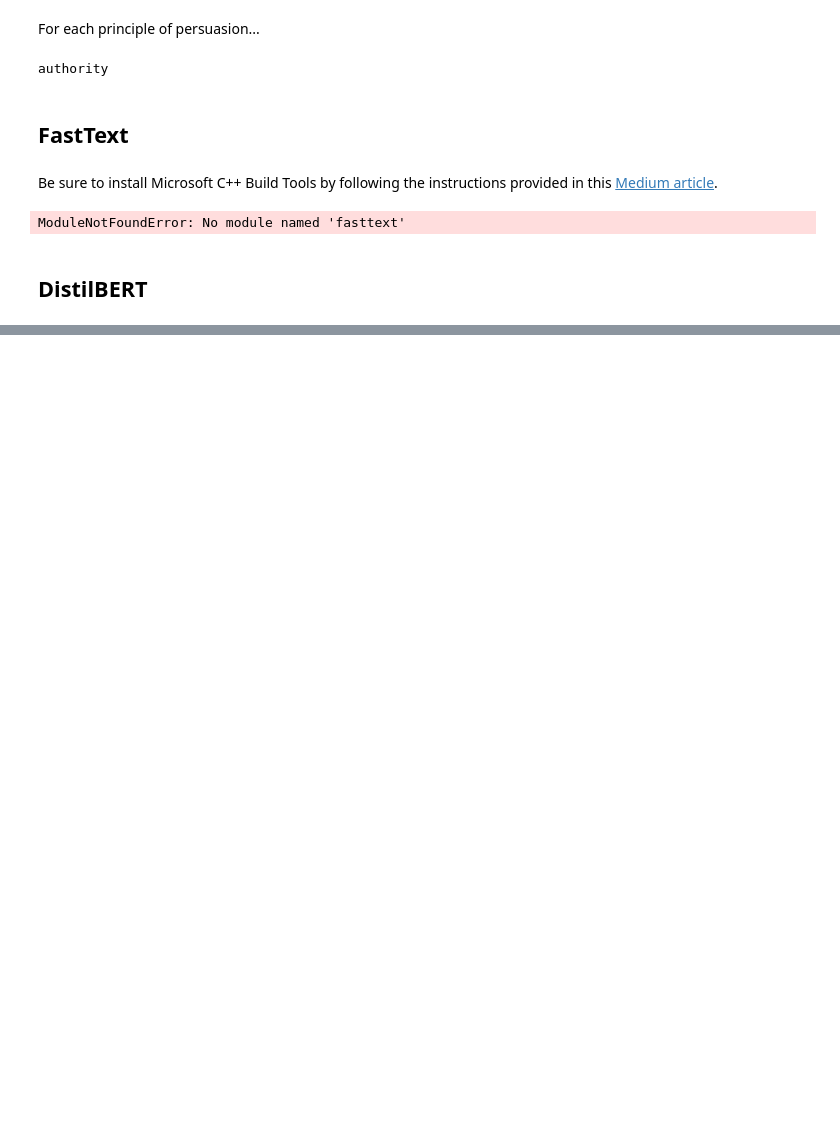
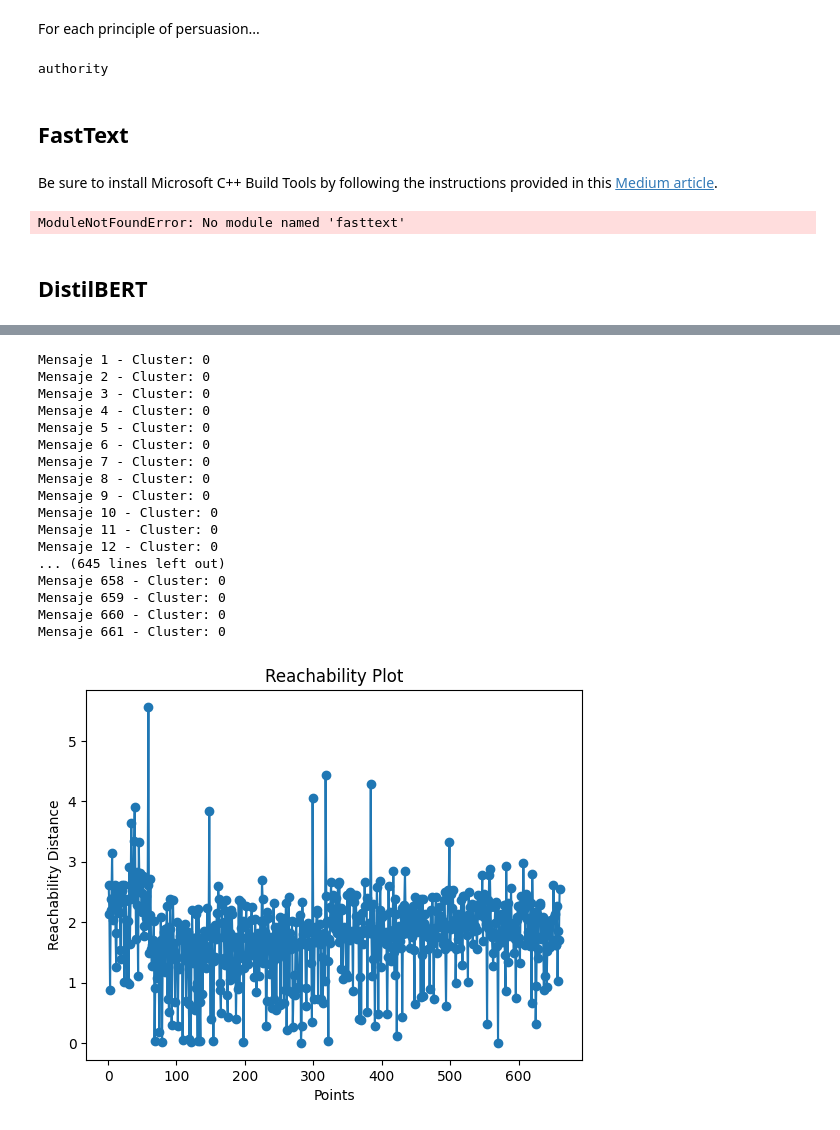
Before and after one commit to lbustio/intensity, a Jupyter notebook: intensity.ipynb, the cells around one changed output, grey strips where cells are left out. Cells and saved outputs as stored; diff of their text form; code cells hidden in the pictures; blank space fills up the shorter version.

```diff
--- a/intensity.ipynb
+++ b/intensity.ipynb
@@ -187,3 +196,7 @@ import fasttext
 ModuleNotFoundError: No module named 'fasttext'
 # %% [markdown]
 ## DistilBERT
+# %%
+# Cargar el tokenizer y el modelo base de DistilBERT
+tokenizer = DistilBertTokenizer.from_pretrained("distilbert-base-uncased")
+model = DistilBertModel.from_pretrained("distilbert-base-uncased")  # Modelo base
@@ -189,0 +694,40 @@ ModuleNotFoundError: No module named 'fasttext'
+# %%
+from sklearn.cluster import OPTICS
+import matplotlib.pyplot as plt
+
+# Aplicar OPTICS al conjunto de embeddings
+optics = OPTICS(min_samples=2, xi=0.05, min_cluster_size=0.1)
+optics.fit(embeddings)
+
+# Ver los resultados de los clusters
+labels = optics.labels_
+
+# Imprimir los clusters asignados a cada mensaje
+for i, label in enumerate(labels):
+    print(f"Mensaje {i+1} - Cluster: {label}")
+
+# Visualizar el orden de accesibilidad (alcanzabilidad)
+plt.plot(optics.reachability_, marker='o')
+plt.title("Reachability Plot")
+plt.xlabel("Points")
+plt.ylabel("Reachability Distance")
+plt.show()
+# %% [output]
+Mensaje 1 - Cluster: 0
+Mensaje 2 - Cluster: 0
+Mensaje 3 - Cluster: 0
+Mensaje 4 - Cluster: 0
+Mensaje 5 - Cluster: 0
+Mensaje 6 - Cluster: 0
+Mensaje 7 - Cluster: 0
+Mensaje 8 - Cluster: 0
+Mensaje 9 - Cluster: 0
+Mensaje 10 - Cluster: 0
+Mensaje 11 - Cluster: 0
+Mensaje 12 - Cluster: 0
+... (645 lines left out)
+Mensaje 658 - Cluster: 0
+Mensaje 659 - Cluster: 0
+Mensaje 660 - Cluster: 0
+Mensaje 661 - Cluster: 0
+[figure, added]
```
Also changed, not shown: parts of 27 cells of this notebook.
